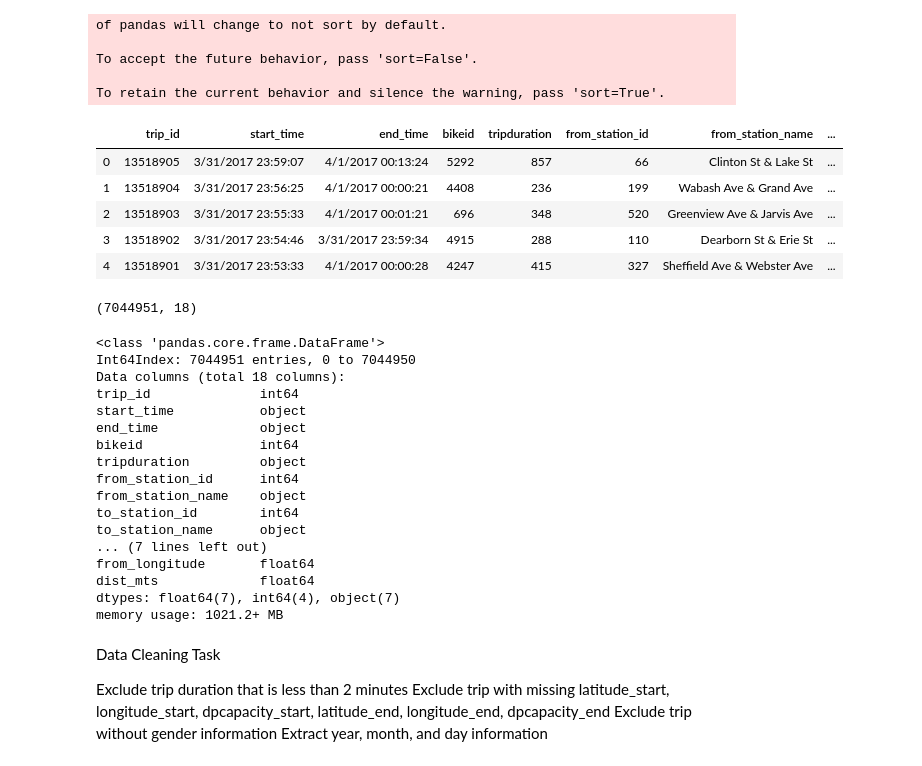
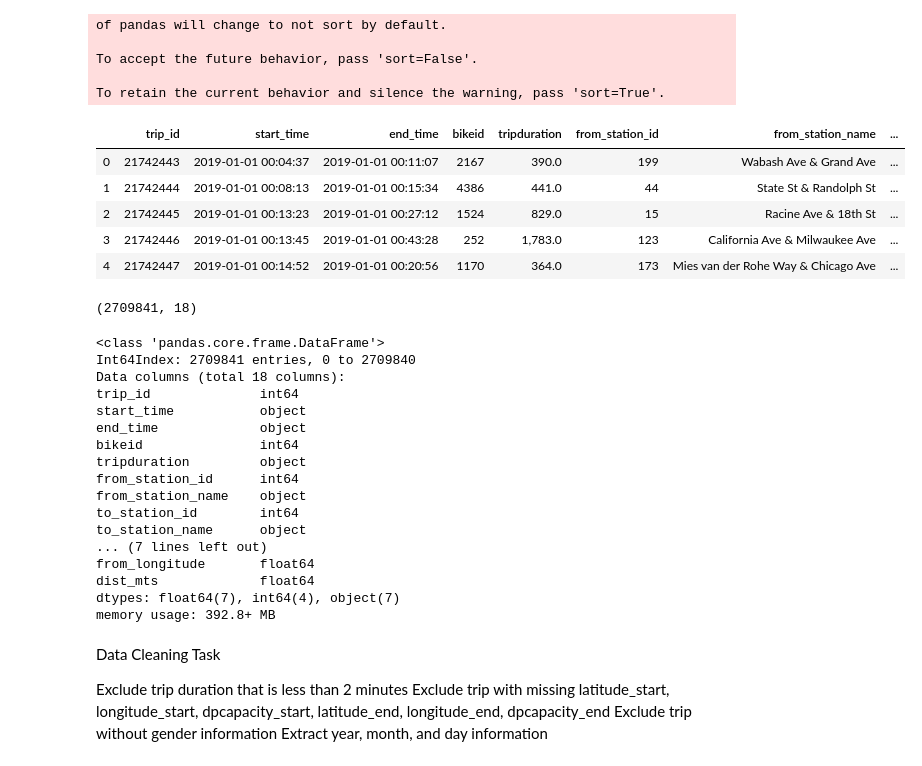
Before and after one commit to mohitroy2502/Chicago-Divvy-DPA-Project, a Jupyter notebook: DPA Project Problem Statement 5.ipynb, the cells around one changed output. Saved outputs shown, nothing was run; the diff lists cells and outputs as text; code cells hidden in the pictures.

Commit message:
Problem Statemtn 5 First draft
Contains code with steps including

1.  Data upload
2. Data Cleaning
3. Data Exploratory Analysis

```diff
--- a/DPA Project Problem Statement 5.ipynb
+++ b/DPA Project Problem Statement 5.ipynb
@@ -48,6 +37,16 @@ of pandas will change to not sort by default.
 To accept the future behavior, pass 'sort=False'.
 
 To retain the current behavior and silence the warning, pass 'sort=True'.
+# %%
+#Test Data
+trip_2019_q1 = pd.read_csv("C:/DPA Project/data/Divvy_Trips_2019_Q1.csv")
+#trip_2019_q2 = pd.read_csv("C:/DPA Project/data/Divvy_Trips_2019_Q2.csv")
+trip_2019_q3 = pd.read_csv("C:/DPA Project/data/Divvy_Trips_2019_Q3.csv")
+trip_2019_q4 = pd.read_csv("C:/DPA Project/data/Divvy_Trips_2019_Q4.csv")
+
+merge_2019 = pd.concat([trip_2019_q1, trip_2019_q3, trip_2019_q4],ignore_index= True)
+merge_2019 = merge_2019.reindex(index=[i for i in range(merge_2019.shape[0])])
+merge_2019_orig = merge_2019.reindex(index=[i for i in range(merge_2019.shape[0])])
 # %%
 station_data = pd.read_csv("C:/DPA Project/data/Divvy_Bicycle_Stations.csv")
 # %%
@@ -81,21 +80,21 @@ merge_2019['dist_mts'] = Distance(merge_2019['to_latitude'].tolist(),merge_2019[
 # %%
-merge_total.head()
+merge_2019.head()
 # %% [output]
 |  | trip_id | start_time | end_time | bikeid | tripduration | from_station_id | from_station_name | ... |
-| 0 | 13518905 | 3/31/2017 23:59:07 | 4/1/2017 00:13:24 | 5292 | 857 | 66 | Clinton St & Lake St | ... |
-| 1 | 13518904 | 3/31/2017 23:56:25 | 4/1/2017 00:00:21 | 4408 | 236 | 199 | Wabash Ave & Grand Ave | ... |
-| 2 | 13518903 | 3/31/2017 23:55:33 | 4/1/2017 00:01:21 | 696 | 348 | 520 | Greenview Ave & Jarvis Ave | ... |
-| 3 | 13518902 | 3/31/2017 23:54:46 | 3/31/2017 23:59:34 | 4915 | 288 | 110 | Dearborn St & Erie St | ... |
-| 4 | 13518901 | 3/31/2017 23:53:33 | 4/1/2017 00:00:28 | 4247 | 415 | 327 | Sheffield Ave & Webster Ave | ... |
+| 0 | 21742443 | 2019-01-01 00:04:37 | 2019-01-01 00:11:07 | 2167 | 390.0 | 199 | Wabash Ave & Grand Ave | ... |
+| 1 | 21742444 | 2019-01-01 00:08:13 | 2019-01-01 00:15:34 | 4386 | 441.0 | 44 | State St & Randolph St | ... |
+| 2 | 21742445 | 2019-01-01 00:13:23 | 2019-01-01 00:27:12 | 1524 | 829.0 | 15 | Racine Ave & 18th St | ... |
+| 3 | 21742446 | 2019-01-01 00:13:45 | 2019-01-01 00:43:28 | 252 | 1,783.0 | 123 | California Ave & Milwaukee Ave | ... |
+| 4 | 21742447 | 2019-01-01 00:14:52 | 2019-01-01 00:20:56 | 1170 | 364.0 | 173 | Mies van der Rohe Way & Chicago Ave | ... |
 # %%
-merge_total.shape
+merge_2019.shape
 # %% [output]
-(7044951, 18)
+(2709841, 18)
 # %%
-merge_total.info()
+merge_2019.info()
 # %% [output]
 <class 'pandas.core.frame.DataFrame'>
-Int64Index: 7044951 entries, 0 to 7044950
+Int64Index: 2709841 entries, 0 to 2709840
 Data columns (total 18 columns):
 trip_id              int64
 start_time           object
@@ -110,7 +109,7 @@ to_station_name      object
 from_longitude       float64
 dist_mts             float64
 dtypes: float64(7), int64(4), object(7)
-memory usage: 1021.2+ MB
+memory usage: 392.8+ MB
 # %% [markdown]
 Data Cleaning Task
 
```
Also changed, not shown: parts of 49 cells of this notebook.
